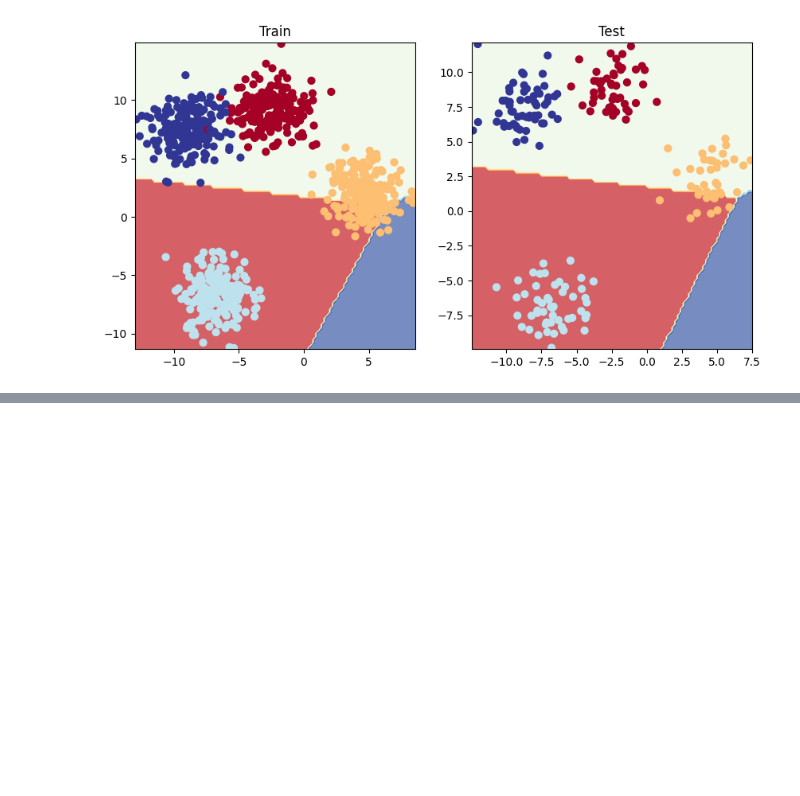
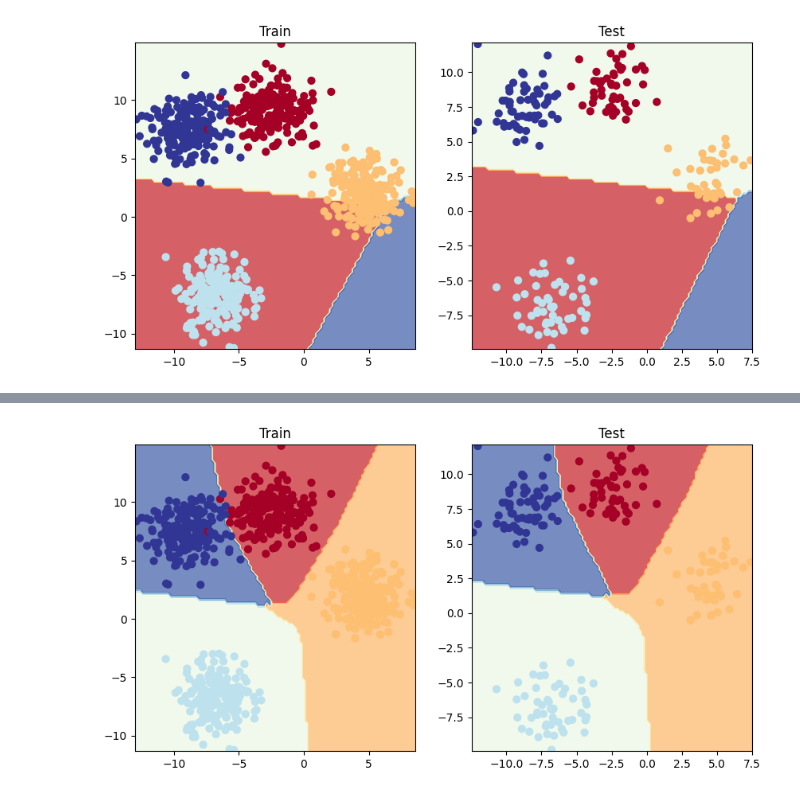
Before and after one commit to axiomchronicles/neural_network_learning, a Jupyter notebook: PyTorch_Learning/pathway_09.ipynb, the cells around one changed output, grey strips where cells are left out. Saved outputs shown, nothing was run; the diff lists cells and outputs as text; code cells hidden in the pictures; blank space fills up the shorter version.

Commit message:
PyTorch | Multi Visuals

```diff
--- a/PyTorch_Learning/pathway_09.ipynb
+++ b/PyTorch_Learning/pathway_09.ipynb
@@ -91,3 +103,39 @@ plt.title("Test")
 plot_decision_boundary(model, X_test, y_test)
 # %% [output]
 [figure]
+# %%
+loss_fn = nn.CrossEntropyLoss()
+optimizer = torch.optim.Adam(params = model.parameters(), lr = 0.1)
+# %%
+epochs = 1000
+total_epochs = []
+losses = []
+test_losses = []
+
+for epoch in range(epochs):
+    model.train()
+
+    y_logits = model(X_train)
+    y_pred = torch.argmax(y_logits, dim = 1)
+    train_accuracy = accuracy_fn(y_train, y_pred)
+
+    loss = loss_fn(y_logits, y_train)
+    optimizer.zero_grad()
+
+    loss.backward()
+    optimizer.step()
+    losses.append(loss.item())
+
+    model.eval()
+    with torch.inference_mode():
+        y_test_logits = model(X_test)
+        y_test_pred = torch.argmax(y_test_logits, dim = 1)
+        test_accuracy = accuracy_fn(y_test, y_test_pred)
+
+        test_loss = loss_fn(y_test_logits, y_test)
+        test_losses.append(test_loss.item())
+
+    total_epochs.append(epoch)
+    if epoch % (0.1 * epochs) == 0:
+        print(f"Train Loss: {loss} | Test Loss: {test_loss}")
+        print(f"Train Accuracy: {train_accuracy} | Test Accuracy: {test_accuracy}\n")
@@ -93,0 +160,10 @@ plot_decision_boundary(model, X_test, y_test)
+# %%
+plt.figure(figsize=(10, 5))
+plt.subplot(1, 2, 1)
+plt.title("Train")
+plot_decision_boundary(model, X_train, y_train)
+plt.subplot(1, 2, 2)
+plt.title("Test")
+plot_decision_boundary(model, X_test, y_test)
+# %% [output]
+[figure, added]
```
Also changed, not shown: parts of 11 cells of this notebook.
